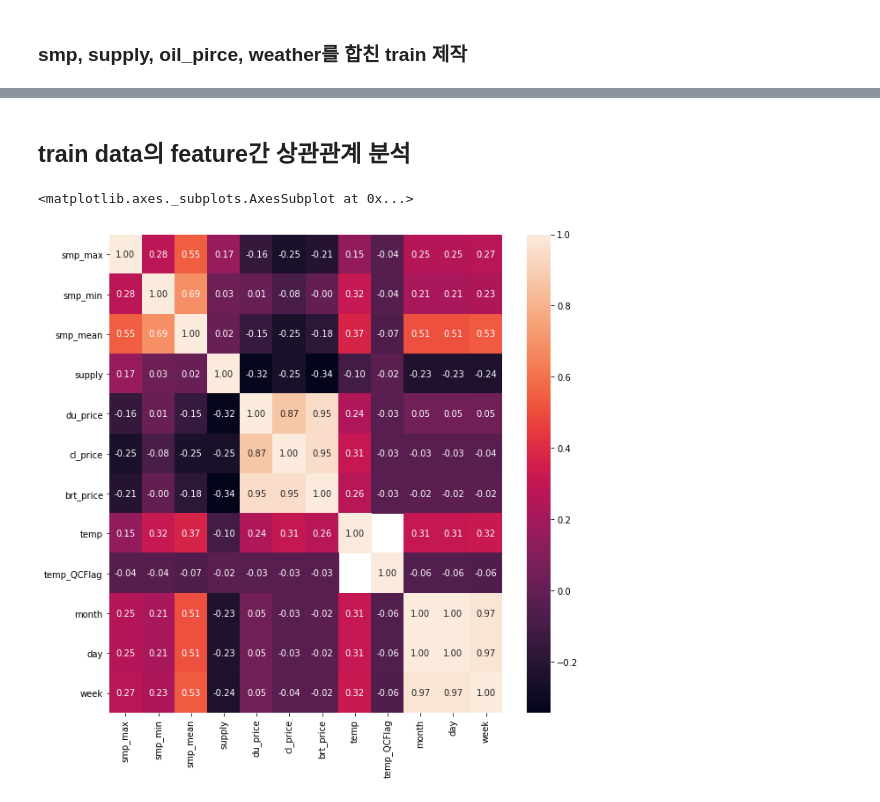
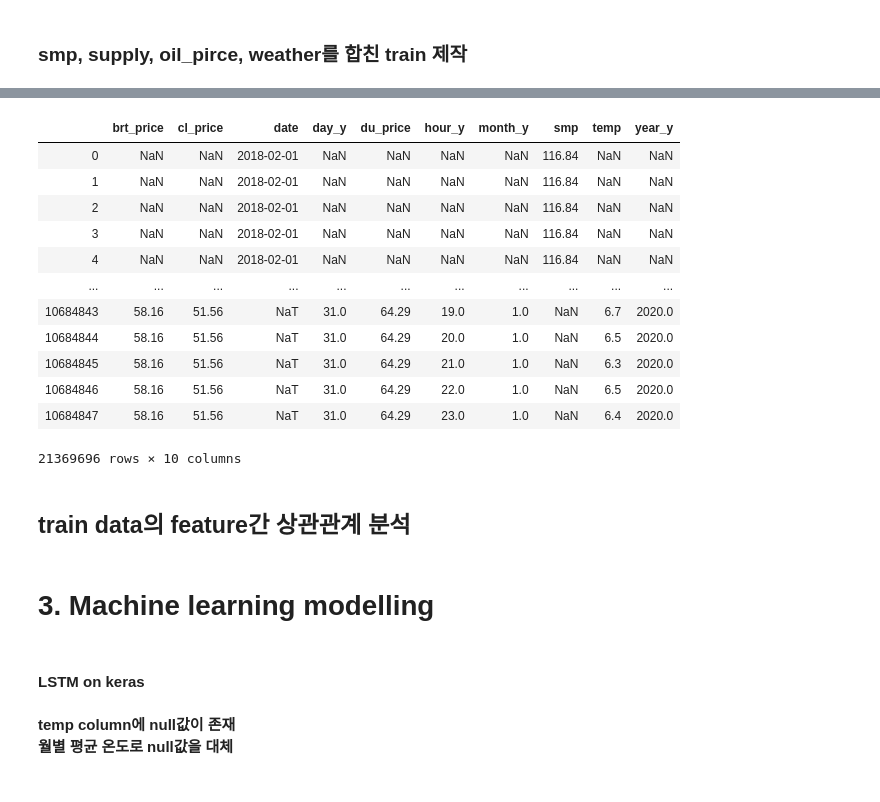
Before and after one commit to Kiminjo/electricity_usage_forecast, a Jupyter notebook: Dacon_main.ipynb, the cells around one changed output, grey strips where cells are left out. Cells and saved outputs as stored; diff of their text form; code cells hidden in the pictures.

```diff
--- a/Dacon_main.ipynb
+++ b/Dacon_main.ipynb
@@ -115,9 +175,29 @@ train.head(5)
+# %%
+train
+# %% [output]
+|  | brt_price | cl_price | date | day_y | du_price | hour_y | month_y | smp | temp | year_y |
+| 0 | NaN | NaN | 2018-02-01 | NaN | NaN | NaN | NaN | 116.84 | NaN | NaN |
+| 1 | NaN | NaN | 2018-02-01 | NaN | NaN | NaN | NaN | 116.84 | NaN | NaN |
+| 2 | NaN | NaN | 2018-02-01 | NaN | NaN | NaN | NaN | 116.84 | NaN | NaN |
+| 3 | NaN | NaN | 2018-02-01 | NaN | NaN | NaN | NaN | 116.84 | NaN | NaN |
+| 4 | NaN | NaN | 2018-02-01 | NaN | NaN | NaN | NaN | 116.84 | NaN | NaN |
+| ... | ... | ... | ... | ... | ... | ... | ... | ... | ... | ... |
+| 10684843 | 58.16 | 51.56 | NaT | 31.0 | 64.29 | 19.0 | 1.0 | NaN | 6.7 | 2020.0 |
+| 10684844 | 58.16 | 51.56 | NaT | 31.0 | 64.29 | 20.0 | 1.0 | NaN | 6.5 | 2020.0 |
+| 10684845 | 58.16 | 51.56 | NaT | 31.0 | 64.29 | 21.0 | 1.0 | NaN | 6.3 | 2020.0 |
+| 10684846 | 58.16 | 51.56 | NaT | 31.0 | 64.29 | 22.0 | 1.0 | NaN | 6.5 | 2020.0 |
+| 10684847 | 58.16 | 51.56 | NaT | 31.0 | 64.29 | 23.0 | 1.0 | NaN | 6.4 | 2020.0 |
+21369696 rows × 10 columns
 # %% [markdown]
 ## train data의 feature간 상관관계 분석
 # %%
 fig, ax = plt.subplots(figsize = (10, 10))
 
-sns.heatmap(train.corr(), annot = True, fmt = '.2f')
+sns.heatmap(train.corr(), annot = True, ax = ax, fmt = '.2f')
-# %% [output]
-<matplotlib.axes._subplots.AxesSubplot at 0x...>
-[figure, removed]
+# %% [markdown]
+# 3. Machine learning modelling
+# %% [markdown]
+#### LSTM on keras
+# %% [markdown]
+**temp column에 null값이 존재**
+**월별 평균 온도로 null값을 대체**
```
Also changed, not shown: parts of 17 cells of this notebook, 1 other file.
